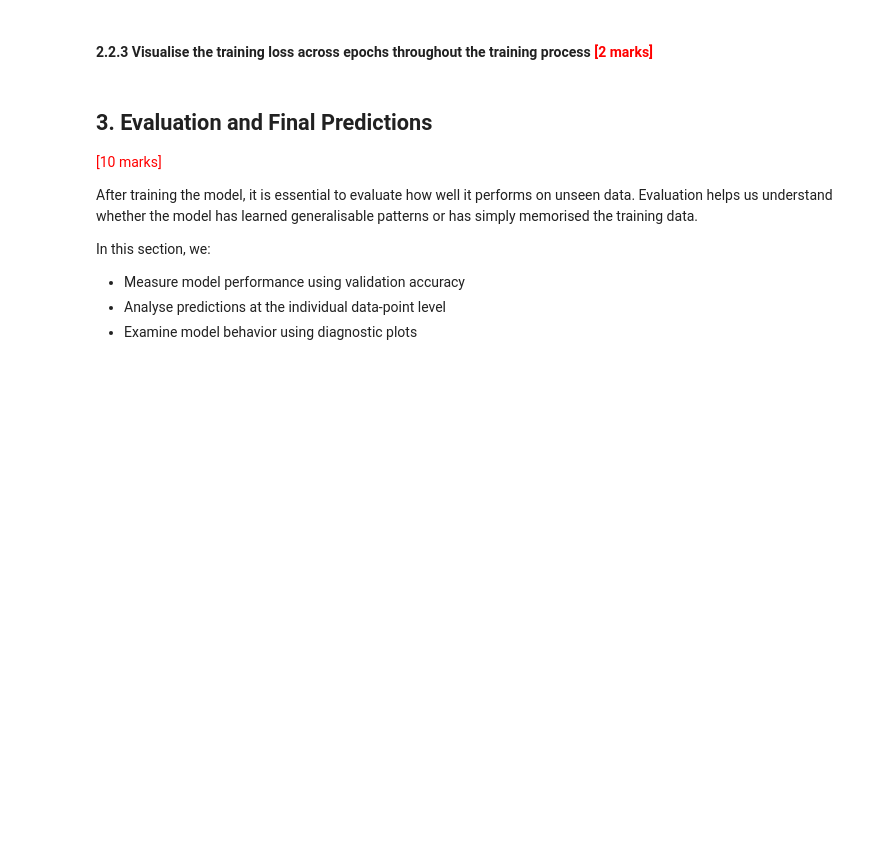
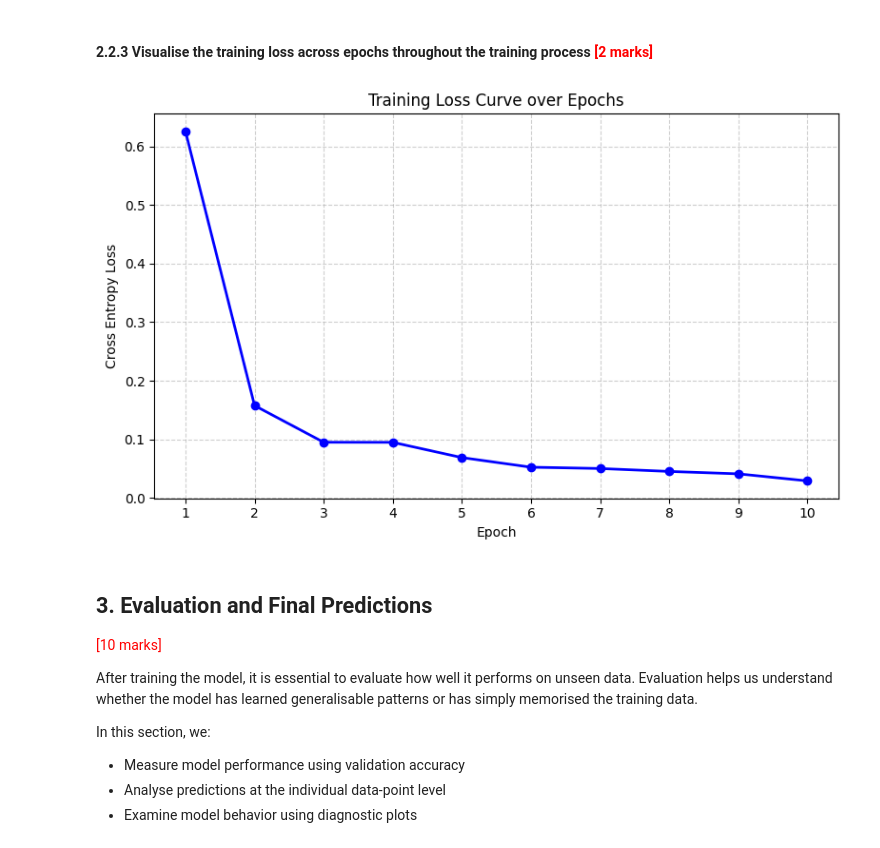
Before and after one commit to shaloy-lewis/surface-defect-classification, a Jupyter notebook: Transfer_Learning_Surface_Defect_Shaloy_Lewis.ipynb, the cells around one changed output. Saved outputs shown, nothing was run; the diff lists cells and outputs as text; code cells hidden in the pictures; blank space fills up the shorter version.

```diff
--- a/Transfer_Learning_Surface_Defect_Shaloy_Lewis.ipynb
+++ b/Transfer_Learning_Surface_Defect_Shaloy_Lewis.ipynb
@@ -192,0 +352,7 @@ Load the pre-trained model of your choice. If you wish to use a different archit
+# %%
+# Load Pretrained Network
+# Fallback to pretrained=True for backward compatibility with older torchvision versions
+model = models.mobilenet_v2(pretrained=True)
+
+print("Pretrained MobileNetV2 model loaded successfully using legacy API!")
+print(model.classifier)
@@ -205,0 +376,14 @@ Instead of retraining the entire network, we apply partial transfer learning. In
+# %%
+# Build Transfer Learning Model
+# 1. Freeze all features parameters
+for param in model.features.parameters():
+    param.requires_grad = False
+
+# 2. Modify classifier head for 6 target classes
+num_features = model.classifier[1].in_features
+model.classifier[1] = nn.Linear(num_features, 6)
+
+# Move model to selected device (GPU/CPU)
+model = model.to(device)
+print("Feature extractor frozen and custom classifier head applied:")
+print(model.classifier)
@@ -233,0 +443,10 @@ These components control how the model learns from data and how its parameters a
+# %%
+# Training Configuration
+criterion = nn.CrossEntropyLoss()
+
+# Configure Adam optimizer to only optimize trainable parameters (the classifier)
+optimizer = optim.Adam(filter(lambda p: p.requires_grad, model.parameters()), lr=0.001)
+
+print("Criterion and Optimizer successfully configured!")
+print(f"Loss Function: {criterion}")
+print(f"Optimizer: {optimizer}")
@@ -249,3 +545,16 @@ The training loop iterates over the dataset multiple times (epochs). For each ba
+# %%
+# Training Loss Visualisation
+plt.figure(figsize=(8, 5))
+plt.plot(range(1, len(train_losses) + 1), train_losses, marker='o', color='b', linestyle='-', linewidth=2)
+plt.title("Training Loss Curve over Epochs")
+plt.xlabel("Epoch")
+plt.ylabel("Cross Entropy Loss")
+plt.grid(True, linestyle='--', alpha=0.6)
+plt.xticks(range(1, len(train_losses) + 1))
+plt.tight_layout()
+plt.show()
+# %% [output]
+[figure, added]
 # %% [markdown]
 ## 3. Evaluation and Final Predictions
 
```
Also changed, not shown: parts of 33 cells of this notebook.
